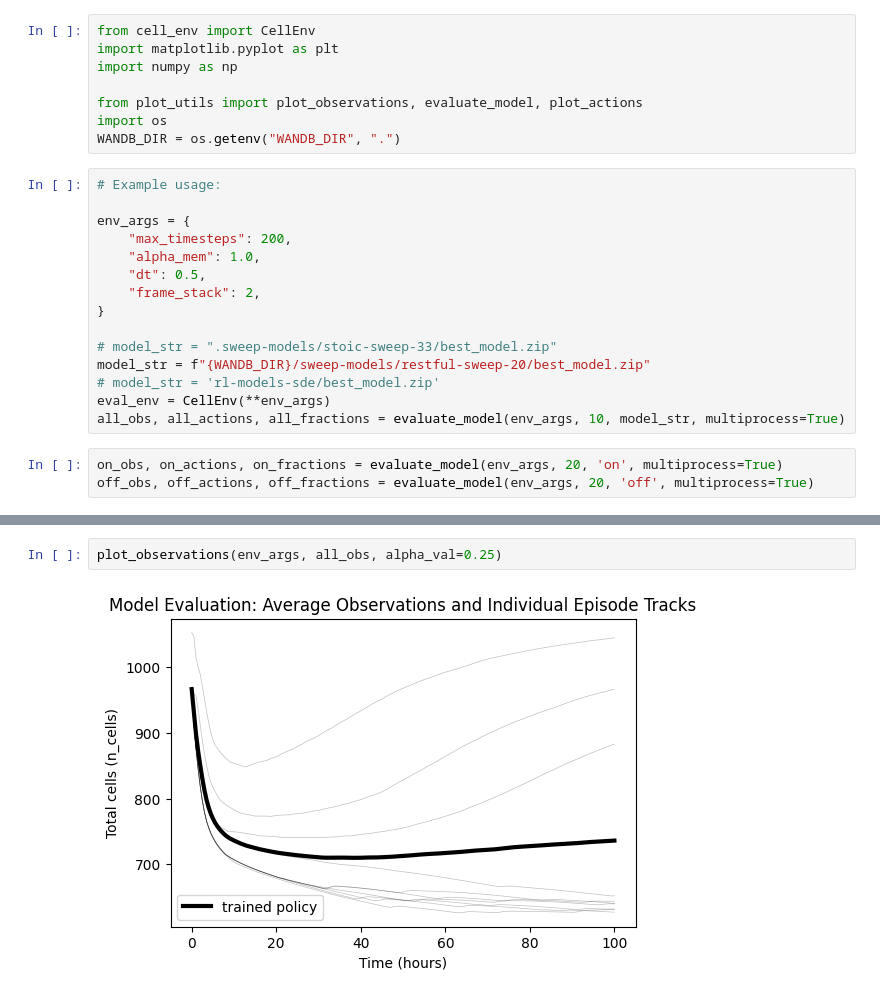
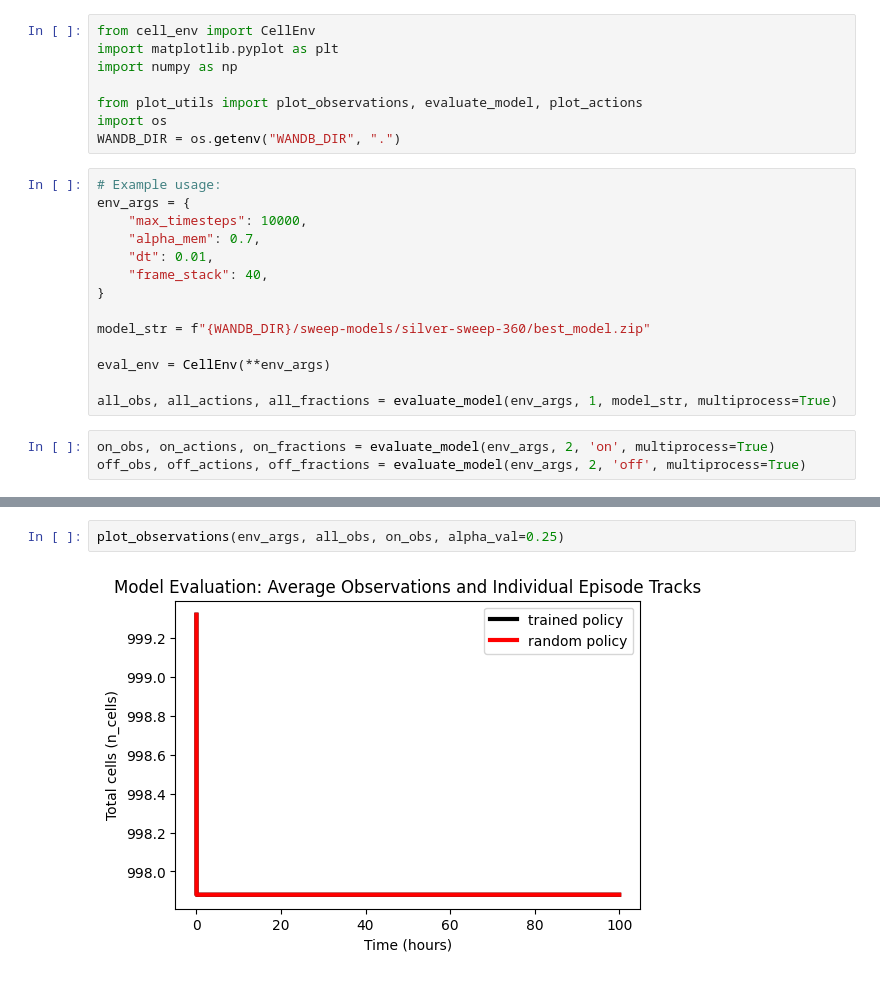
Before and after one commit to JacobHA/RL4Dosing, a Jupyter notebook: rl_eval.ipynb, the cells around one changed output, grey strips where cells are left out. Cells and saved outputs as stored; diff of their text form.

```diff
--- a/rl_eval.ipynb
+++ b/rl_eval.ipynb
@@ -8,19 +8,18 @@ import os
 WANDB_DIR = os.getenv("WANDB_DIR", ".")
 # %%
 # Example usage:
-
 env_args = {
-    "max_timesteps": 200,
-    "alpha_mem": 1.0,
-    "dt": 0.5,
-    "frame_stack": 2,
+    "max_timesteps": 10000,
+    "alpha_mem": 0.7,
+    "dt": 0.01,
+    "frame_stack": 40,
 }
 
-# model_str = ".sweep-models/stoic-sweep-33/best_model.zip"
-model_str = f"{WANDB_DIR}/sweep-models/restful-sweep-20/best_model.zip"
-# model_str = 'rl-models-sde/best_model.zip'
+model_str = f"{WANDB_DIR}/sweep-models/silver-sweep-360/best_model.zip"
+
 eval_env = CellEnv(**env_args)
-all_obs, all_actions, all_fractions = evaluate_model(env_args, 10, model_str, multiprocess=True)
+
+all_obs, all_actions, all_fractions = evaluate_model(env_args, 1, model_str, multiprocess=True)
 # %%
-on_obs, on_actions, on_fractions = evaluate_model(env_args, 20, 'on', multiprocess=True)
-off_obs, off_actions, off_fractions = evaluate_model(env_args, 20, 'off', multiprocess=True)
+on_obs, on_actions, on_fractions = evaluate_model(env_args, 2, 'on', multiprocess=True)
+off_obs, off_actions, off_fractions = evaluate_model(env_args, 2, 'off', multiprocess=True)
@@ -27,7 +35,7 @@ off_obs, off_actions, off_fractions = evaluate_model(env_args, 20, 'off', multip
 # %%
-plot_observations(env_args, all_obs, alpha_val=0.25)
+plot_observations(env_args, all_obs, on_obs, alpha_val=0.25)
 # %% [output]
-[figure, old version]
+[figure, new version]
 # %%
 plt.plot(all_fractions.mean(axis=0), label="Model")
 # plt.plot(unif_fractions.mean(axis=0), label="Uniform")
```
Also changed, not shown: parts of 6 cells of this notebook, 1 other file.
